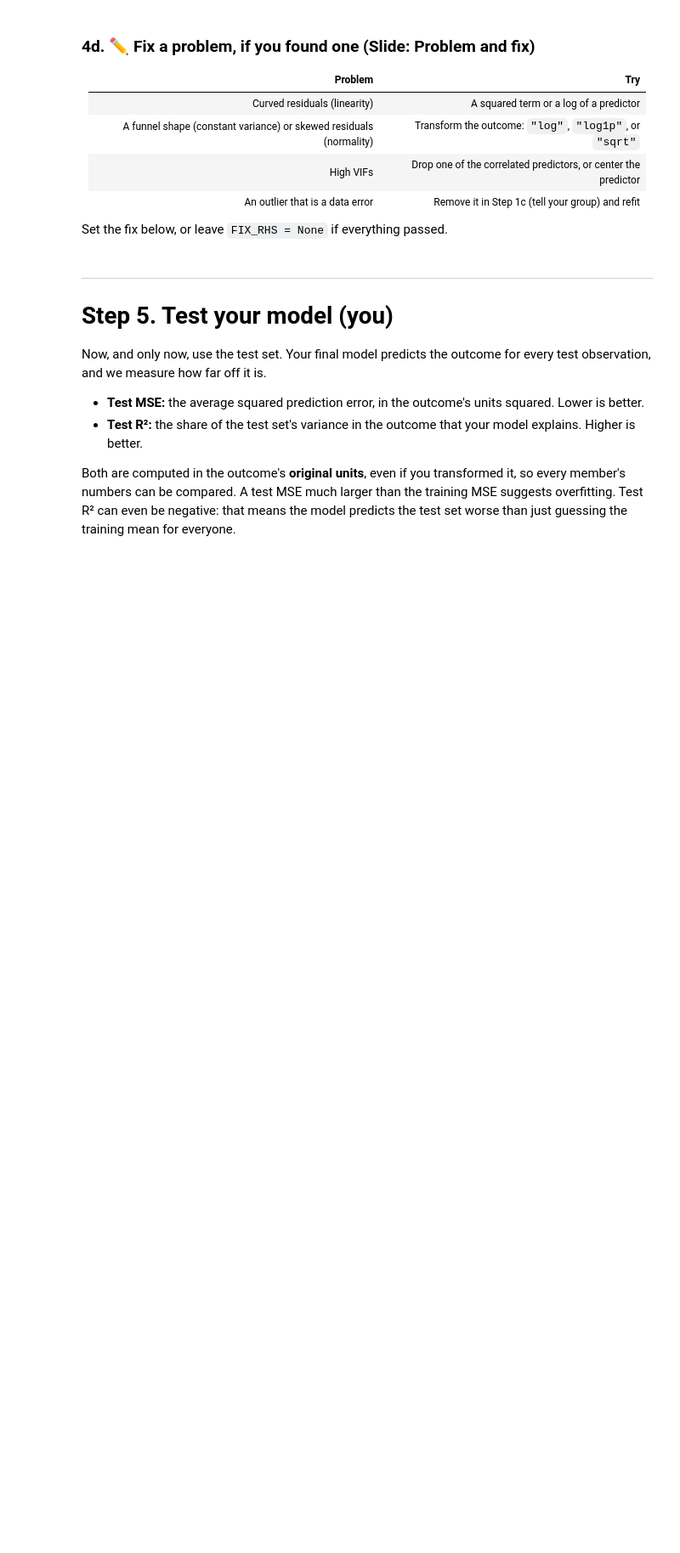
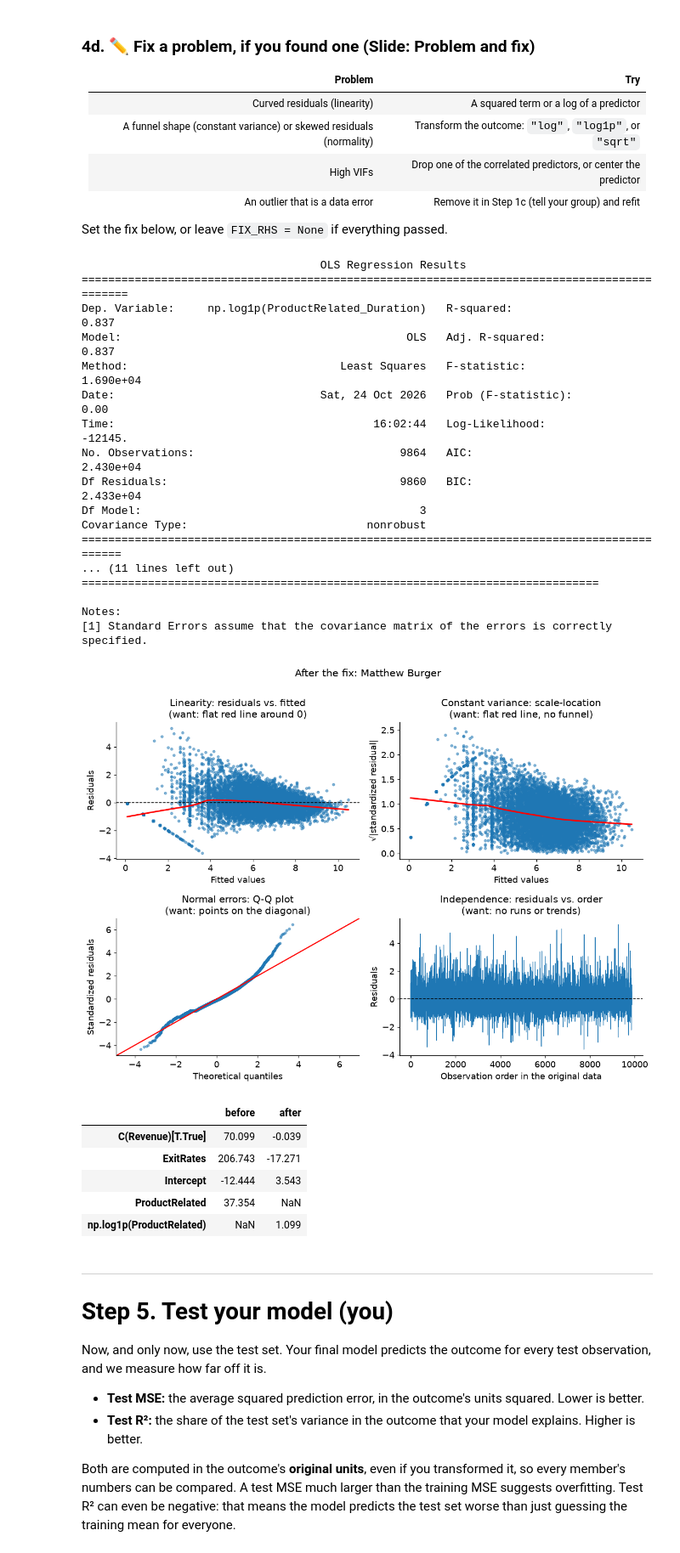
Before and after one commit to j2doan/online-purchase-behavior, a Jupyter notebook: notebooks/CP1_Matthew_Burger.ipynb, the cells around one changed output. Shown at 85% size. Drawn from its saved outputs; the diff is of its cells as text; code cells hidden in the pictures; blank space fills up the shorter version.

```diff
--- a/notebooks/CP1_Matthew_Burger.ipynb
+++ b/notebooks/CP1_Matthew_Burger.ipynb
@@ -635,21 +688,48 @@ refit_without(model, flagged)
 Set the fix below, or leave `FIX_RHS = None` if everything passed.
 # %%
 # ✏️ EDIT: your fixed model, or leave as None
-FIX_RHS = None                          # e.g. RHS + " + I(Price**2)"
-FIX_TRANSFORM = OUTCOME_TRANSFORM       # e.g. "log"
+FIX_RHS = "np.log1p(ProductRelated) + ExitRates + C(Revenue)"       # e.g. RHS + " + I(Price**2)"
+FIX_TRANSFORM = "log1p"       # e.g. "log"
 
 final_model, final_transform = model, OUTCOME_TRANSFORM
 if FIX_RHS is None:
     print("No fix: your model from Step 3 is your final model.")
 else:
     fixed = smf.ols(build_formula(FIX_RHS, FIX_TRANSFORM), data=train).fit()
+    print(fixed.summary())
     assumption_plots(fixed, title=f"After the fix: {MY_NAME}")
     display(pd.DataFrame({"before": model.params, "after": fixed.params}))
-    KEEP_FIX = True   # set to False if the fix didn't help
+    KEEP_FIX = False   # set to False if the fix didn't help, log on productrelated and on (Y) = worse test performance (.75 vs .6)
+    # just log1p on (Y) = horrible test performance
     if KEEP_FIX:
         final_model, final_transform = fixed, FIX_TRANSFORM
         print("Your fixed model is now your final model. Re-run 3a to 3c on it for your slide:")
         show_equations(final_model, final_transform)
+# %% [output]
+                                    OLS Regression Results
+=============================================================================================
+Dep. Variable:     np.log1p(ProductRelated_Duration)   R-squared:                       0.837
+Model:                                           OLS   Adj. R-squared:                  0.837
+Method:                                Least Squares   F-statistic:                 1.690e+04
+Date:                               Sat, 24 Oct 2026   Prob (F-statistic):               0.00
+Time:                                       16:02:44   Log-Likelihood:                -12145.
+No. Observations:                               9864   AIC:                         2.430e+04
+Df Residuals:                                   9860   BIC:                         2.433e+04
+Df Model:                                          3
+Covariance Type:                           nonrobust
+============================================================================================
+... (11 lines left out)
+==============================================================================
+
+Notes:
+[1] Standard Errors assume that the covariance matrix of the errors is correctly specified.
+[figure, added]
+|  | before | after |
+| C(Revenue)[T.True] | 70.099 | -0.039 |
+| ExitRates | 206.743 | -17.271 |
+| Intercept | -12.444 | 3.543 |
+| ProductRelated | 37.354 | NaN |
+| np.log1p(ProductRelated) | NaN | 1.099 |
 # %% [markdown]
 ---
 # Step 5. Test your model (you)
```
Also changed, not shown: parts of 18 cells of this notebook.
